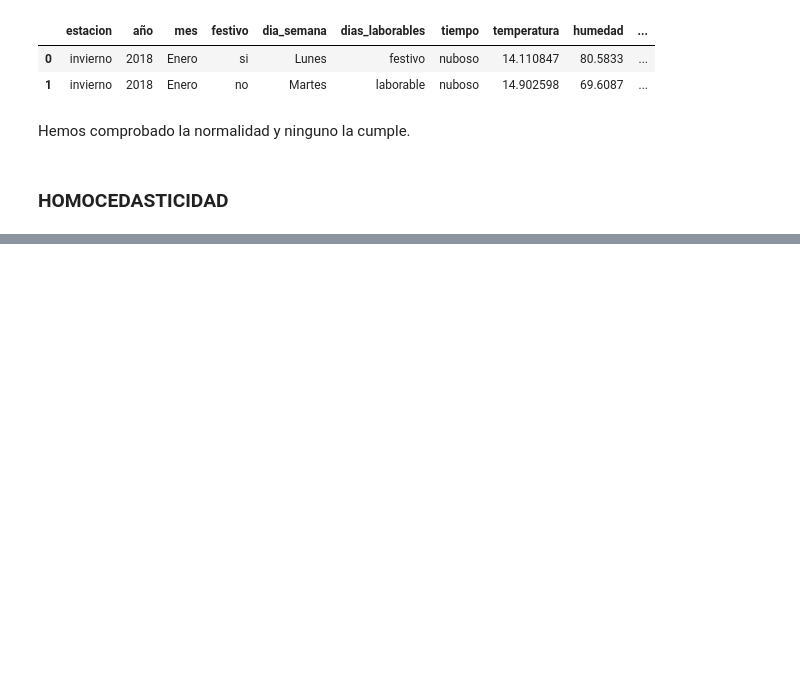
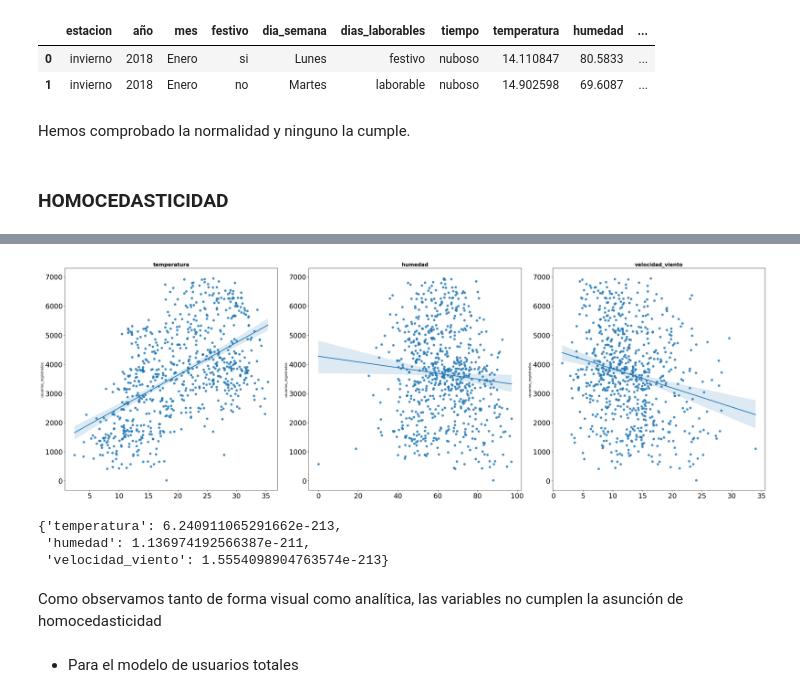
Before and after one commit to MonicaSL110/proyecto-alquiler-bicicletas, a Jupyter notebook: notebooks/asunciones.ipynb, the cells around one changed output, grey strips where cells are left out. Cells and saved outputs as stored; diff of their text form; code cells hidden in the pictures; blank space fills up the shorter version.

```diff
--- a/notebooks/asunciones.ipynb
+++ b/notebooks/asunciones.ipynb
@@ -74,0 +90,43 @@ NameError: name 'numericas' is not defined
+# %%
+numericas_regist = df_registrados.select_dtypes(include = np.number).drop('año', axis = 1)
+# %%
+predictoras_col = numericas_regist.drop('usuarios_registrados', axis= 1).columns
+
+fig, axes = plt.subplots(nrows = 1, ncols = 3, figsize = (30, 10))
+
+axes = axes.flat
+
+for i, colum in enumerate(predictoras_col):
+    sns.regplot(
+        data = df_registrados,
+        x = colum,
+        y = 'usuarios_registrados',
+        ax = axes[i])
+
+    axes[i].set_title(colum, fontsize = 15, fontweight = "bold")
+
+    axes[i].tick_params(labelsize = 20)
+
+    axes[i].set_xlabel("")
+
+fig.tight_layout();
+# %% [output]
+[figure, added]
+# %%
+resultados = {}
+
+for col in predictoras_col:
+
+    statistic, p_val = levene(df_registrados[col], df_registrados.usuarios_registrados, center='median')
+
+    resultados[col] = p_val
+
+resultados
+# %% [output]
+{'temperatura': 6.240911065291662e-213,
+ 'humedad': 1.136974192566387e-211,
+ 'velocidad_viento': 1.5554098904763574e-213}
+# %% [markdown]
+Como observamos tanto de forma visual como analítica, las variables no cumplen la asunción de homocedasticidad
+# %% [markdown]
+- Para el modelo de usuarios totales
```
Also changed, not shown: parts of 12 cells of this notebook, 1 other file.
